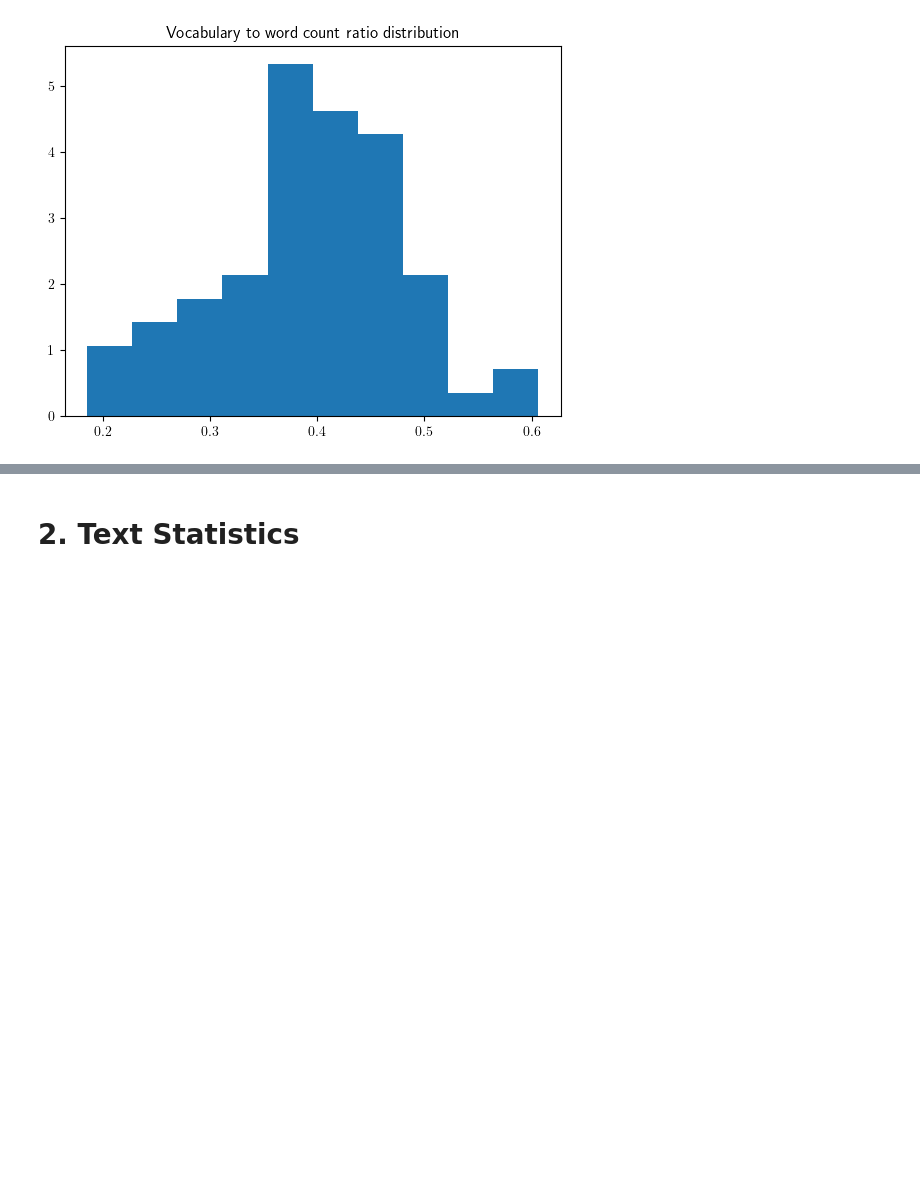
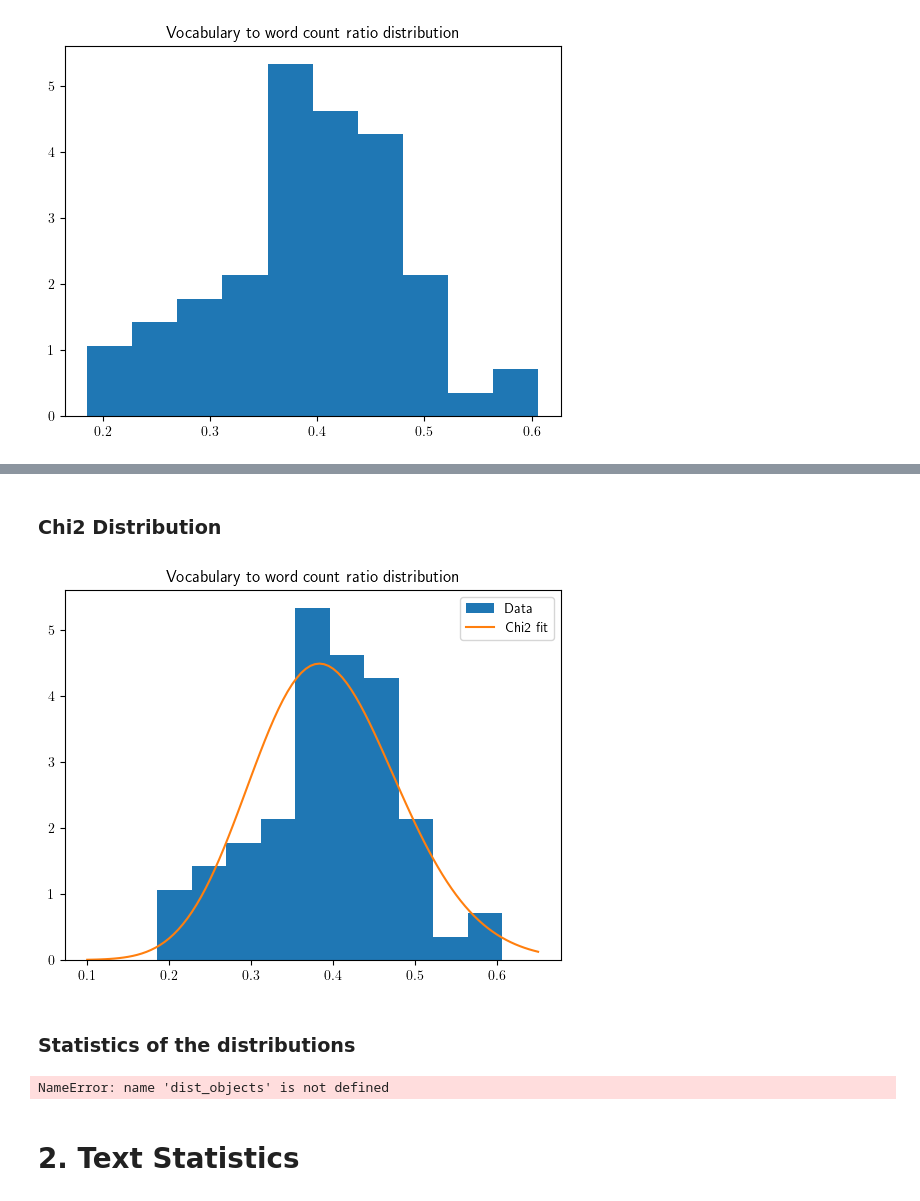
Before and after one commit to LFD103108/lovecraft, a Jupyter notebook: notebooks/data_visualization.ipynb, the cells around one changed output, grey strips where cells are left out. Saved outputs shown, nothing was run; the diff lists cells and outputs as text; code cells hidden in the pictures; blank space fills up the shorter version.

```diff
--- a/notebooks/data_visualization.ipynb
+++ b/notebooks/data_visualization.ipynb
@@ -114,2 +210,72 @@ plt.show()
+# %% [markdown]
+### Chi2 Distribution
+# %%
+from scipy.stats import chi2
+
+params_chi2 = chi2.fit( vocab_to_word )  # fits a beta distribution to the vocabulary
+
+x = np.linspace(0.1, 0.65, 100)
+chi2_fit = chi2.pdf( x, *params_chi2)
+
+plt.hist( vocab_to_word, density=True, label='Data' )  # creates a histogram of the vocabulary sizes of the texts
+plt.plot( x, chi2_fit, label='Chi2 fit')  # plots the fitted rayleigh distribution
+plt.title('Vocabulary to word count ratio distribution')
+plt.legend()
+plt.show()
+# %% [output]
+[figure, added]
+# %% [markdown]
+### Statistics of the distributions
+# %%
+from scipy.stats import gamma, beta, rayleigh, lognorm, chi2
+
+distributions = ['gamma', 'beta', 'rayleigh', 'lognorm', 'chi2']
+
+# Map distribution names to their objects
+dist_objects = {
+    'gamma': gamma,
+    'beta': beta,
+    'rayleigh': rayleigh,
+    'lognorm': lognorm,
+    'chi2': chi2
+}
+
+# Map distribution names to their fitted parameters
+dist_params = {
+    'gamma': params_gamma,
+    'beta': params_beta,
+    'rayleigh': params_rayleigh,
+    'lognorm': params_lognorm,
+    'chi2': params_chi2
+}
+
+# Build statistics dictionaries
+dist_mean = {
+    dist_name: dist_objects[dist_name].mean(*dist_params[dist_name])
+    for dist_name in distributions
+}
+
+dist_std = {
+    dist_name: dist_objects[dist_name].std(*dist_params[dist_name])
+    for dist_name in distributions
+}
+
+dist_skew = {
+    dist_name: dist_objects[dist_name].stats(*dist_params[dist_name], moments='s')
+    for dist_name in distributions
+}
+
+dist_kurt = {
+    dist_name: dist_objects[dist_name].stats(*dist_params[dist_name], moments='k')
+    for dist_name in distributions
+}
+
+print("Distribution Statistics:")
+print(f"Mean: {dist_mean}")
+print(f"Std Dev: {dist_std}")
+print(f"Skewness: {dist_skew}")
+print(f"Kurtosis: {dist_kurt}")
+# %% [output]
+NameError: name 'dist_objects' is not defined
 # %% [markdown]
 # 2. Text Statistics
```
Also changed, not shown: parts of 27 cells of this notebook.
